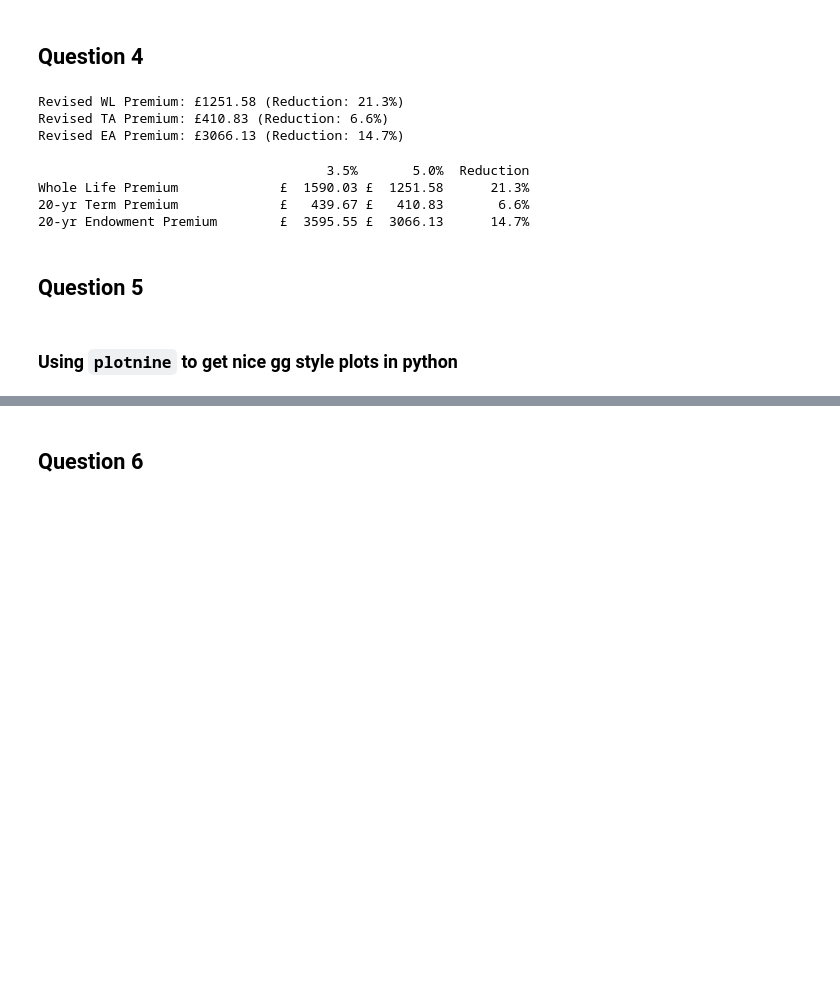
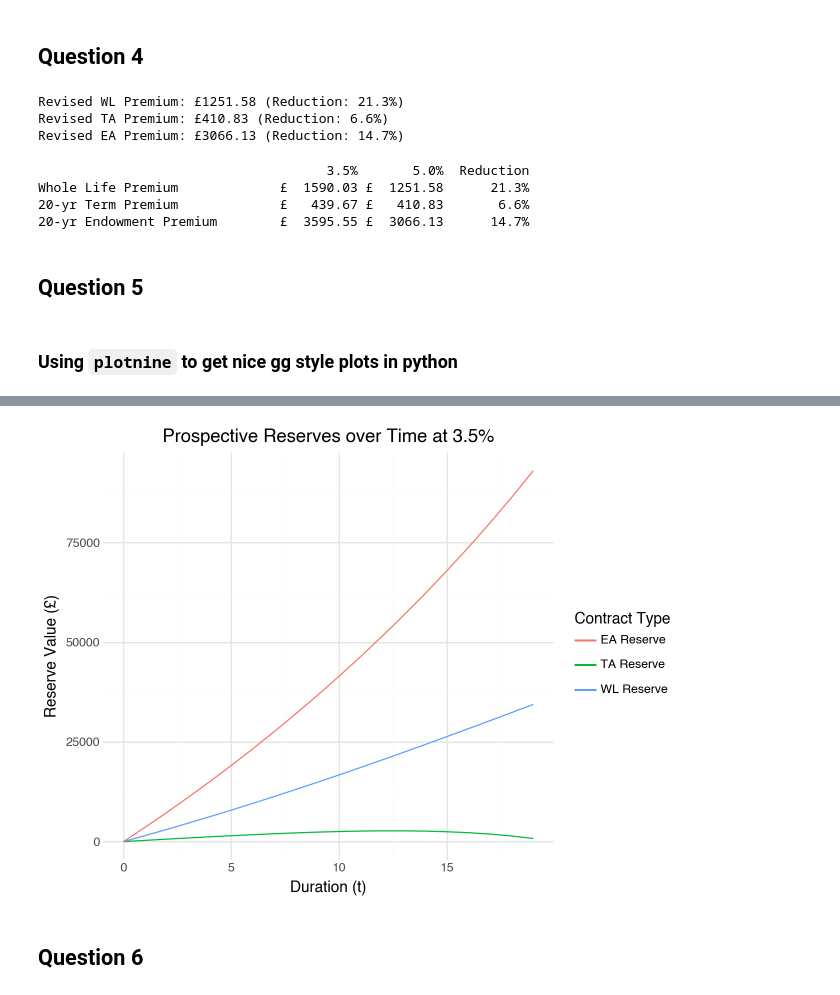
Before and after one commit to ytterbiu/smm065-computer-based-assessment, a Jupyter notebook: cm1-p2-cw-notebook.ipynb, the cells around one changed output, grey strips where cells are left out. Cells and saved outputs as stored; diff of their text form; code cells hidden in the pictures; blank space fills up the shorter version.

```diff
--- a/cm1-p2-cw-notebook.ipynb
+++ b/cm1-p2-cw-notebook.ipynb
@@ -525,3 +525,82 @@ Whole Life Premium             £  1590.03 £  1251.58      21.3%
 ## Question 5
 # %% [markdown]
 ### Using `plotnine` to get nice gg style plots in python
+# %%
+# ==========================================
+# Question 5: Reserving at 3.5%
+# ==========================================
+t_values = np.arange(0, 20)
+reserves_WL = []
+reserves_TA = []
+reserves_EA = []
+
+for t in t_values:
+    curr_age = age + t
+
+    # Lookup values at duration t using the 3.5% basis
+    # BE note: can ignore pylance editor warning for below
+    #   potentially look to remove in future
+    D_x_t = comm_35.loc[curr_age, "D_x"]
+    N_x_t = comm_35.loc[curr_age, "N_x"]
+    M_x_t = comm_35.loc[curr_age, "M_x"]
+
+    # WL Reserve
+    v_wl = sum_assured * (M_x_t / D_x_t) - P_WL * (N_x_t / D_x_t)
+    reserves_WL.append(v_wl)
+
+    # TA and EA Reserves (only valid if term remains)
+    if curr_age < maturity_age:
+        A_TA_t = (M_x_t - M_65) / D_x_t
+        A_EA_t = (M_x_t - M_65 + D_65) / D_x_t
+        a_term_t = (N_x_t - N_65) / D_x_t
+
+        v_ta = sum_assured * A_TA_t - P_TA * a_term_t
+        v_ea = sum_assured * A_EA_t - P_EA * a_term_t
+    else:
+        v_ta = 0
+        v_ea = sum_assured
+
+    reserves_TA.append(v_ta)
+    reserves_EA.append(v_ea)
+
+# Output Table
+df_reserves = pd.DataFrame(
+    {
+        "Duration (t)": t_values,
+        "WL Reserve": reserves_WL,
+        "TA Reserve": reserves_TA,
+        "EA Reserve": reserves_EA,
+    }
+)
+display(df_reserves.round(2))
+
+# Melt the dataframe into Long/Tidy format for plotnine
+df_melted = df_reserves.melt(
+    id_vars=["Duration (t)"],
+    value_vars=["WL Reserve", "TA Reserve", "EA Reserve"],
+    var_name="Contract Type",
+    value_name="Reserve Value (£)",
+)
+
+# Plotting with plotnine
+reserve_plot = (
+    ggplot(
+        df_melted,
+        aes(
+            x="Duration (t)",
+            y="Reserve Value (£)",
+            color="Contract Type",
+            shape="Contract Type",
+        ),
+    )
+    + geom_line()
+    # + geom_point(size=2.5)
+    + theme_minimal()
+    + labs(
+        title="Prospective Reserves over Time at 3.5%",
+        x="Duration (t)",
+        y="Reserve Value (£)",
+    )
+)
+reserve_plot
+# %% [output]
@@ -528,2 +624,3 @@ Whole Life Premium             £  1590.03 £  1251.58      21.3%
+[figure, added]
 # %% [markdown]
 ## Question 6
```
Also changed, not shown: parts of 1 cell of this notebook.
